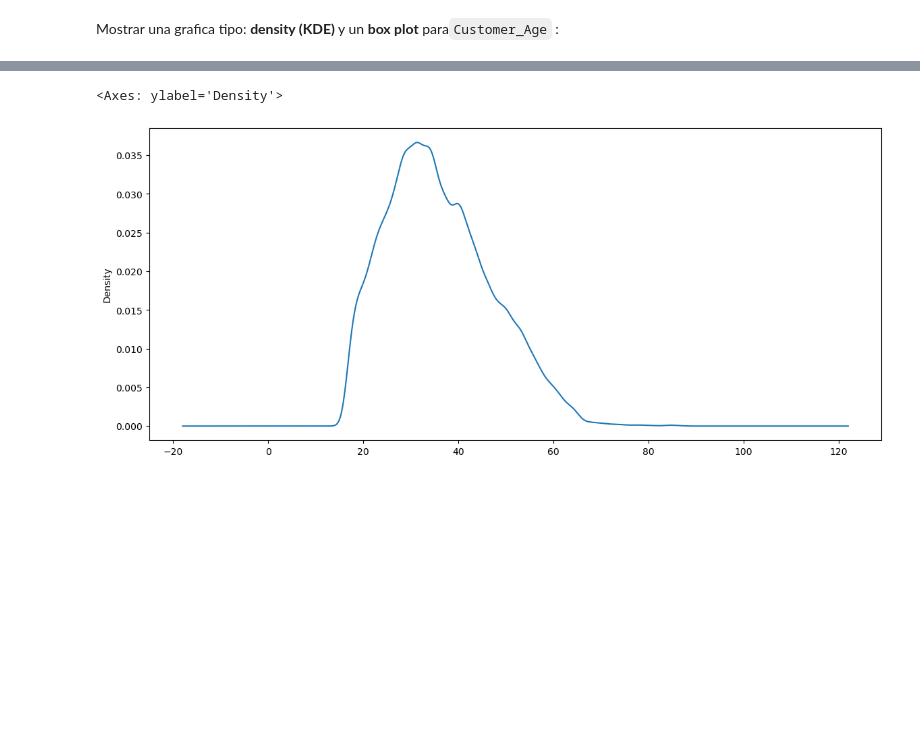
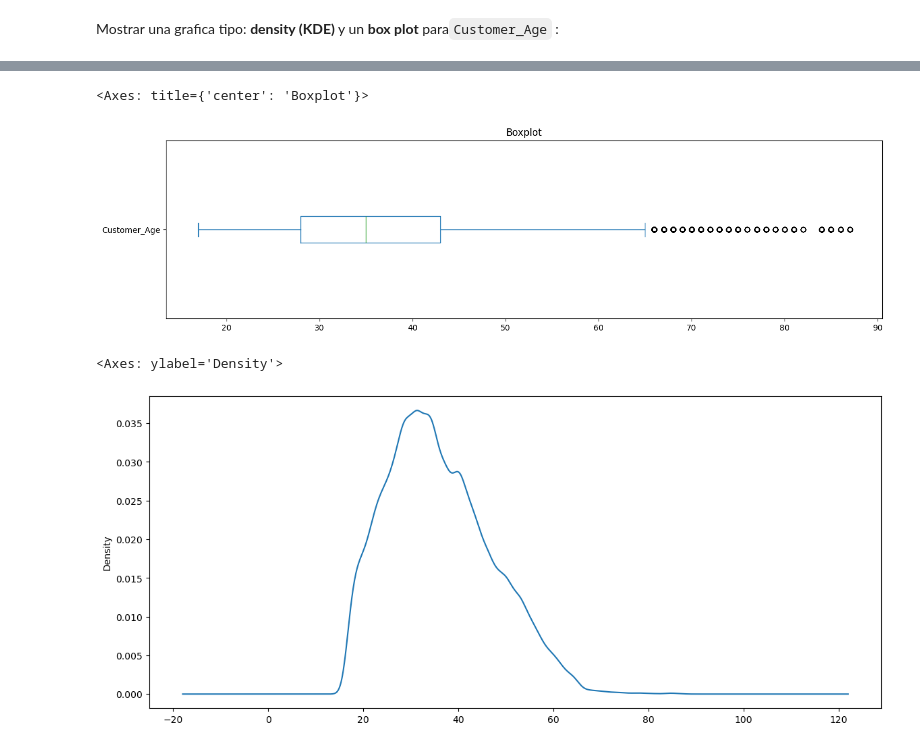
Before and after one commit to SimonGarcia01/ai-course, a Jupyter notebook: Python Initial Data Analysis Review/Exercises_1.ipynb, the cells around one changed output, grey strips where cells are left out. Saved outputs shown, nothing was run; the diff lists cells and outputs as text; code cells hidden in the pictures; blank space fills up the shorter version.

```diff
--- a/Python Initial Data Analysis Review/Exercises_1.ipynb
+++ b/Python Initial Data Analysis Review/Exercises_1.ipynb
@@ -80,3 +90,8 @@ Mostrar una grafica tipo: <b>density (KDE)</b> y un  <b>box plot</b> para`Custom
+# %%
+dfCustomerAge.plot(kind='box', title="Boxplot", vert=False, figsize=(16,4))
+# %% [output]
+<Axes: title={'center': 'Boxplot'}>
+[figure, added]
 # %%
 # %% [output]
 <Axes: ylabel='Density'>
```
Also changed, not shown: parts of 44 cells of this notebook.
